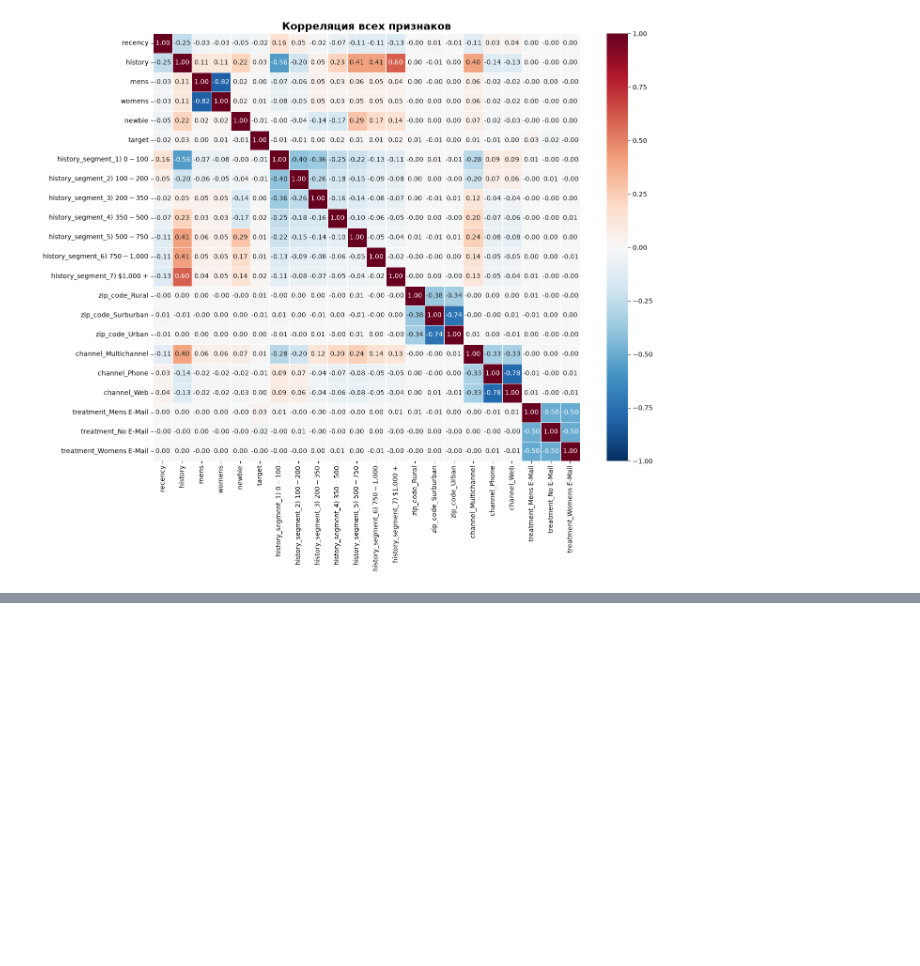
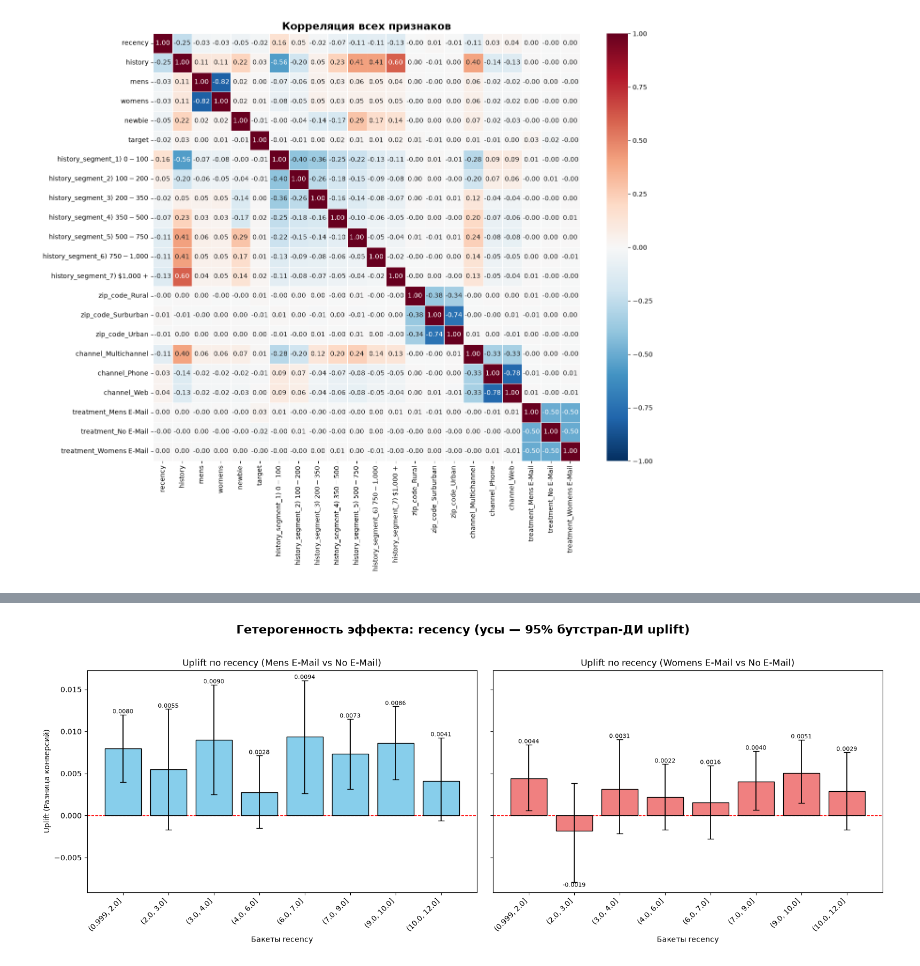
Before and after one commit to DaryaBalandina/Uplift_Team-141, a Jupyter notebook: EDA/EDA_hillstorm_Sasha.ipynb, the cells around one changed output, grey strips where cells are left out. Cells and saved outputs as stored; diff of their text form; code cells hidden in the pictures; blank space fills up the shorter version.

```diff
--- a/EDA/EDA_hillstorm_Sasha.ipynb
+++ b/EDA/EDA_hillstorm_Sasha.ipynb
@@ -442,0 +571,88 @@ for feature in all_features:
+# %%
+df_plot = dataset.copy()
+
+features_for_bucket = ['recency', 'history']
+features_no_bucket = ['history_segment', 'mens', 'womens', 'zip_code', 'newbie', 'channel']
+all_features = features_for_bucket + features_no_bucket
+
+control_name = 'No E-Mail'
+test_groups = ['Mens E-Mail', 'Womens E-Mail']
+
+N_BOOT_CI = 2000
+ALPHA_CI = 0.05
+rng_ci = np.random.default_rng(42)
+
+
+def uplift_bootstrap_ci(stats, group, control_name, n_boot=N_BOOT_CI, alpha=ALPHA_CI, rng=rng_ci):
+    """Перцентильный бутстрап-ДИ разности конверсий по каждому бину.
+    Для 0/1 таргета непараметрический бутстрап среднего в точности эквивалентен
+    Binomial(n, p_hat) / n, поэтому матрицу ресэмплов хранить не нужно.
+    stats — результат agg(['sum', 'count']).unstack() по (бин, treatment)."""
+    out = {}
+    for name in (group, control_name):
+        s = stats[('sum', name)].to_numpy(dtype=float)
+        n = stats[('count', name)].to_numpy(dtype=float)
+        ok = n > 0
+        p = np.divide(s, n, out=np.zeros_like(s), where=ok)
+        draws = rng.binomial(np.where(ok, n, 1).astype(int), p, size=(n_boot, n.size))
+        out[name] = np.divide(draws, n, out=np.full_like(draws, np.nan, dtype=float), where=ok)
+
+    boot = out[group] - out[control_name]
+    low, high = np.quantile(boot, [alpha / 2, 1 - alpha / 2], axis=0)
+    return low, high
+
+
+for feature in all_features:
+
+    if feature in features_for_bucket:
+        col_name = f'bucket_{feature}'
+        df_plot[col_name] = pd.qcut(df_plot[feature], q=10, duplicates='drop')
+        x_label = f'Бакеты {feature}'
+    else:
+        col_name = feature
+        x_label = f'Значения {feature}'
+
+    pivot = df_plot.groupby([col_name, 'treatment'], observed=False)['target'].mean().unstack()
+    stats = df_plot.groupby([col_name, 'treatment'], observed=False)['target'].agg(['sum', 'count']).unstack()
+
+    fig, axes = plt.subplots(1, 2, figsize=(16, 6), sharey=True)
+    x_axis = range(len(pivot))
+
+    for i, group in enumerate(test_groups):
+        ax = axes[i]
+
+        uplift = pivot[group] - pivot[control_name]
+        ci_low, ci_high = uplift_bootstrap_ci(stats, group, control_name)
+        yerr = np.vstack([uplift.to_numpy() - ci_low, ci_high - uplift.to_numpy()])
+        yerr = np.nan_to_num(np.clip(yerr, 0, None))
+
+        bars = ax.bar(x_axis, uplift, color='skyblue' if i == 0 else 'lightcoral', edgecolor='black', zorder=2)
+        ax.errorbar(x_axis, uplift, yerr=yerr, fmt='none', ecolor='black',
+                    elinewidth=1.3, capsize=4, zorder=3)
+
+        ax.axhline(0, color='red', linestyle='--', linewidth=1, zorder=1)
+        ax.set_xticks(x_axis)
+        ax.set_xticklabels([str(idx) for idx in pivot.index], rotation=45, ha='right')
+        ax.set_xlabel(x_label)
+
+        if i == 0:
+            ax.set_ylabel('Uplift (Разница конверсий)')
+
+        ax.set_title(f'Uplift по {feature} ({group} vs {control_name})')
+
+        for bar, lo, hi in zip(bars, ci_low, ci_high):
+            yval = bar.get_height()
+            if not np.isfinite(yval):
+                continue
+            va = 'bottom' if yval >= 0 else 'top'
+            offset = (hi - yval) if yval >= 0 else (lo - yval)
+            offset = offset if np.isfinite(offset) else 0.0
+            ax.text(bar.get_x() + bar.get_width() / 2, yval + offset, f'{yval:.4f}',
+                    ha='center', va=va, fontsize=8)
+
+    plt.suptitle(f'Гетерогенность эффекта: {feature} (усы — 95% бутстрап-ДИ uplift)',
+                 fontsize=16, fontweight='bold', y=1.02)
+    plt.tight_layout()
+    plt.show()
+# %% [output]
+[figure, added]
```
Also changed, not shown: parts of 9 cells of this notebook, 1 other file.
